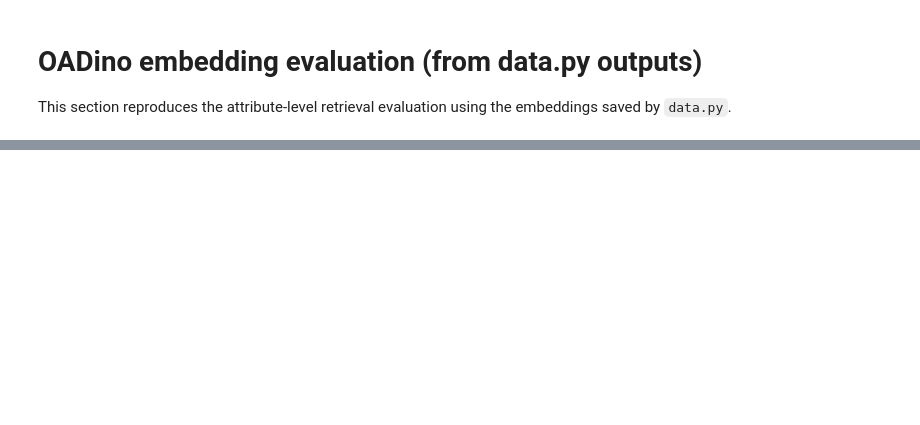
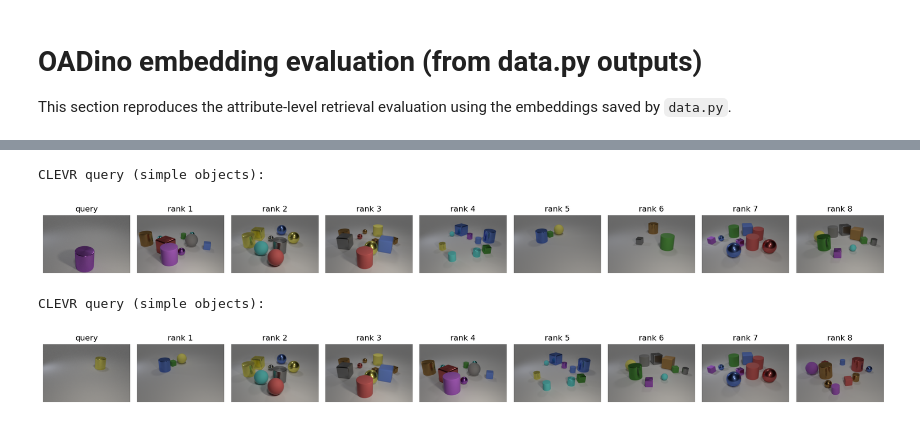
Before and after one commit to Ryalith/OADino, a Jupyter notebook: evals/finals_evaluation_10020_embeddings_1020_queries_VAE16.ipynb, the cells around one changed output, grey strips where cells are left out. Saved outputs shown, nothing was run; the diff lists cells and outputs as text; code cells hidden in the pictures; blank space fills up the shorter version.

Commit message:
eval notebook for full embedding space - VAE 16

```diff
--- a/evals/finals_evaluation_10020_embeddings_1020_queries_VAE16.ipynb
+++ b/evals/finals_evaluation_10020_embeddings_1020_queries_VAE16.ipynb
@@ -180,0 +196,11 @@ Loaded: torch.Size([39, 384]) torch.Size([392, 384])
+# %%
+# Debug: Check dataset distribution in embeddings
+clevr_count = sum(1 for m in multi_meta if m.get('dataset', '').lower() == 'clevr')
+clevrtex_count = sum(1 for m in multi_meta if 'clevrtex' in m.get('dataset', '').lower())
+print(f"Embeddings: {clevr_count} CLEVR, {clevrtex_count} CLEVRTex, {len(multi_meta)} total")
+
+# Check order pattern
+print("\nDataset pattern in first 20 embeddings:")
+for i in range(min(20, len(multi_meta))):
+    dataset = multi_meta[i].get('dataset', 'unknown')
+    print(f"  {i}: {multi_meta["image_dir"]}")
@@ -469,0 +600,14 @@ CLEVRTex query (textured objects):
+# %%
+# Example: CLEVR query
+print("CLEVR query (simple objects):")
+show_retrieval(query_idx=10, topk=8, mode="combo")
+# %% [output]
+CLEVR query (simple objects):
+[figure, added]
+# %%
+# Example: CLEVR query
+print("CLEVR query (simple objects):")
+show_retrieval(query_idx=15, topk=8, mode="combo")
+# %% [output]
+CLEVR query (simple objects):
+[figure, added]
```
Also changed, not shown: parts of 7 cells of this notebook.
